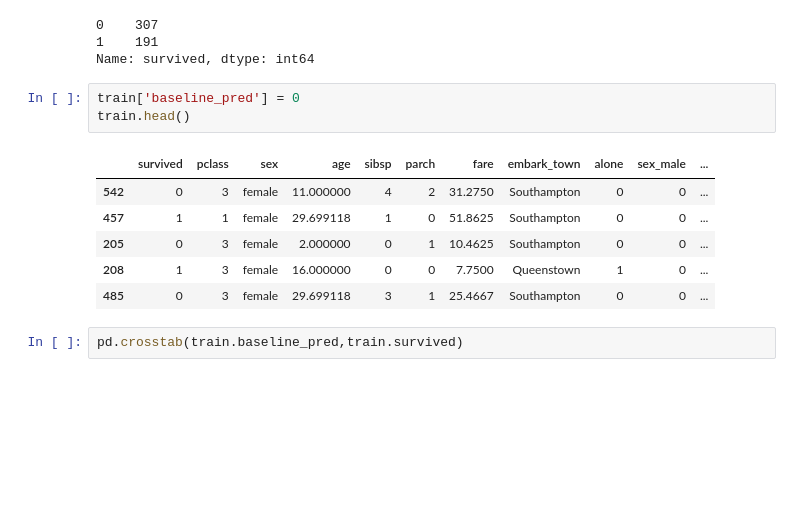
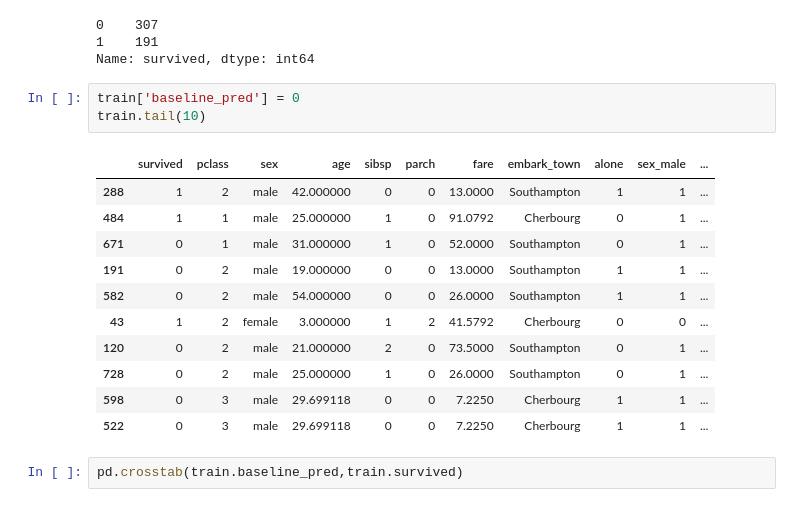
Before and after one commit to RichardAlcabes22/classification-exercises, a Jupyter notebook: decision_tree.ipynb, the cells around one changed output. Cells and saved outputs as stored; diff of their text form; blank space fills up the shorter version.

```diff
--- a/decision_tree.ipynb
+++ b/decision_tree.ipynb
@@ -144,14 +148,19 @@ train.survived.value_counts()
 Name: survived, dtype: int64
 # %%
 train['baseline_pred'] = 0
-train.head()
+train.tail(10)
 # %% [output]
 |  | survived | pclass | sex | age | sibsp | parch | fare | embark_town | alone | sex_male | ... |
-| 542 | 0 | 3 | female | 11.000000 | 4 | 2 | 31.2750 | Southampton | 0 | 0 | ... |
-| 457 | 1 | 1 | female | 29.699118 | 1 | 0 | 51.8625 | Southampton | 0 | 0 | ... |
-| 205 | 0 | 3 | female | 2.000000 | 0 | 1 | 10.4625 | Southampton | 0 | 0 | ... |
-| 208 | 1 | 3 | female | 16.000000 | 0 | 0 | 7.7500 | Queenstown | 1 | 0 | ... |
-| 485 | 0 | 3 | female | 29.699118 | 3 | 1 | 25.4667 | Southampton | 0 | 0 | ... |
+| 288 | 1 | 2 | male | 42.000000 | 0 | 0 | 13.0000 | Southampton | 1 | 1 | ... |
+| 484 | 1 | 1 | male | 25.000000 | 1 | 0 | 91.0792 | Cherbourg | 0 | 1 | ... |
+| 671 | 0 | 1 | male | 31.000000 | 1 | 0 | 52.0000 | Southampton | 0 | 1 | ... |
+| 191 | 0 | 2 | male | 19.000000 | 0 | 0 | 13.0000 | Southampton | 1 | 1 | ... |
+| 582 | 0 | 2 | male | 54.000000 | 0 | 0 | 26.0000 | Southampton | 1 | 1 | ... |
+| 43 | 1 | 2 | female | 3.000000 | 1 | 2 | 41.5792 | Cherbourg | 0 | 0 | ... |
+| 120 | 0 | 2 | male | 21.000000 | 2 | 0 | 73.5000 | Southampton | 0 | 1 | ... |
+| 728 | 0 | 2 | male | 25.000000 | 1 | 0 | 26.0000 | Southampton | 0 | 1 | ... |
+| 598 | 0 | 3 | male | 29.699118 | 0 | 0 | 7.2250 | Cherbourg | 1 | 1 | ... |
+| 522 | 0 | 3 | male | 29.699118 | 0 | 0 | 7.2250 | Cherbourg | 1 | 1 | ... |
 # %%
 pd.crosstab(train.baseline_pred,train.survived)
 # %% [output]
```
Also changed, not shown: parts of 82 cells of this notebook, 1 other file.
